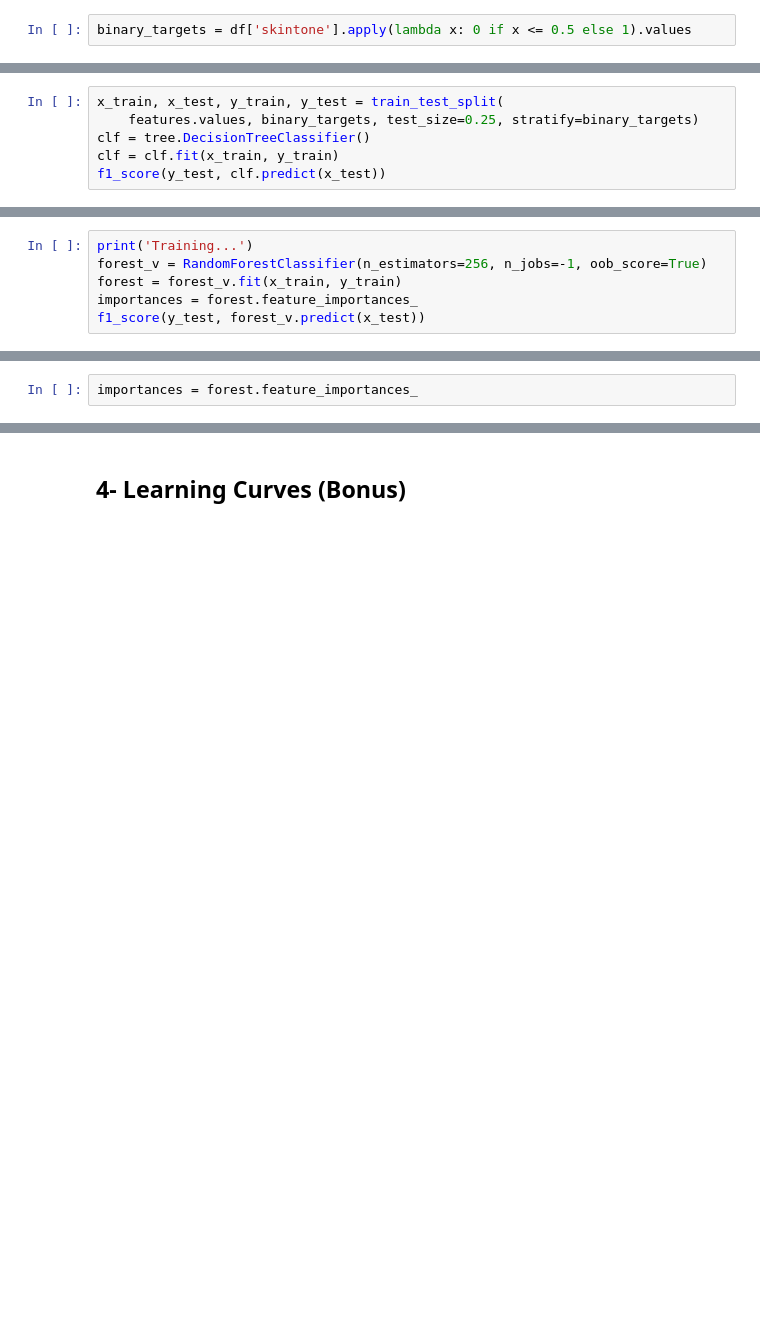
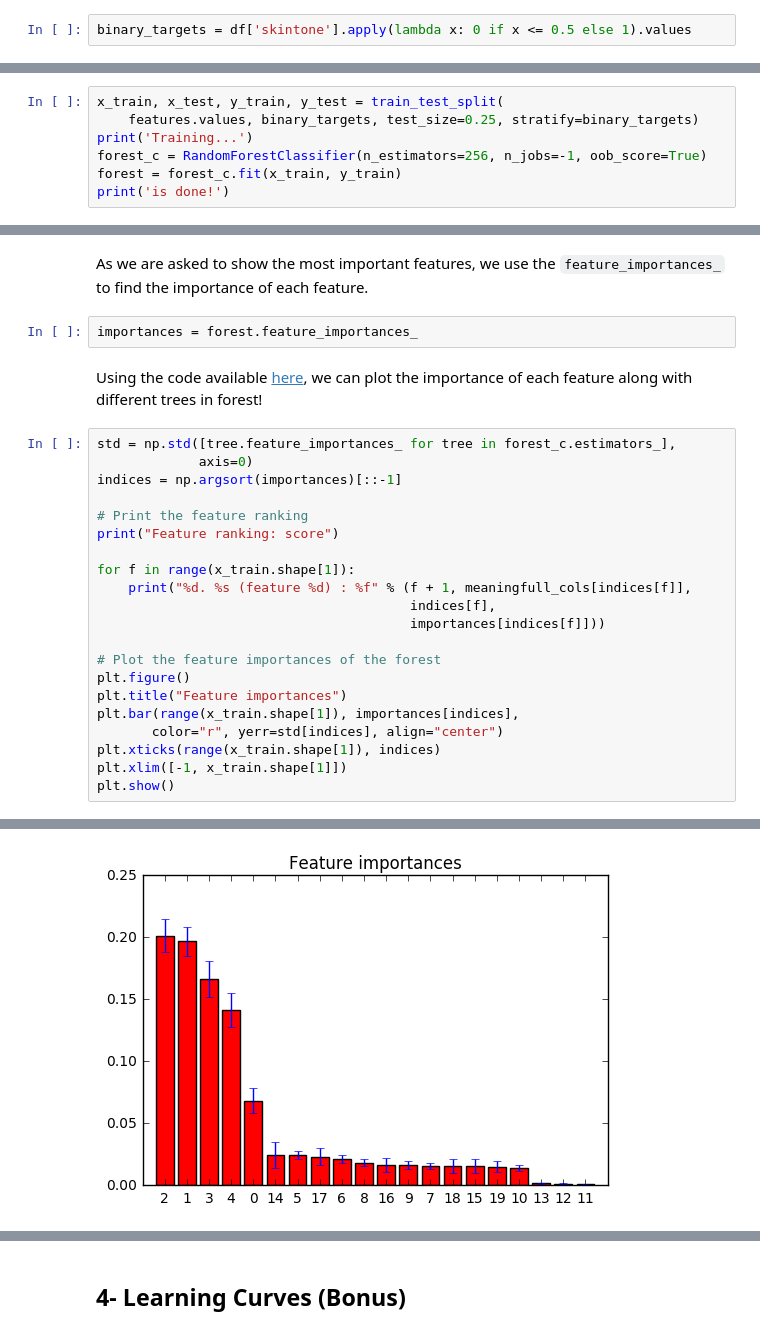
Before and after one commit to sorooshafiee/ADA-SAF, a Jupyter notebook: 04 - Applied ML/Exercise_1.ipynb, the cells around one changed output, grey strips where cells are left out. Cells and saved outputs as stored; diff of their text form; blank space fills up the shorter version.

Commit message:
[DONE] exercise 1

```diff
--- a/04 - Applied ML/Exercise_1.ipynb
+++ b/04 - Applied ML/Exercise_1.ipynb
@@ -239,7 +240,8 @@ for catg_name in categorical_feature:
 # %%
 x_train, x_test, y_train, y_test = train_test_split(
     features.values, binary_targets, test_size=0.25, stratify=binary_targets)
-clf = tree.DecisionTreeClassifier()
-clf = clf.fit(x_train, y_train)
-f1_score(y_test, clf.predict(x_test))
+print('Training...')
+forest_c = RandomForestClassifier(n_estimators=256, n_jobs=-1, oob_score=True)
+forest = forest_c.fit(x_train, y_train)
+print('is done!')
 # %% [output]
@@ -247,6 +249,0 @@ f1_score(y_test, clf.predict(x_test))
-# %%
-print('Training...')
-forest_v = RandomForestClassifier(n_estimators=256, n_jobs=-1, oob_score=True)
-forest = forest_v.fit(x_train, y_train)
-importances = forest.feature_importances_
-f1_score(y_test, forest_v.predict(x_test))
@@ -284,2 +265,28 @@ plt.show()
+# %% [markdown]
+As we are asked to show the most important features, we use the `feature_importances_` to find the importance of each feature.
 # %%
 importances = forest.feature_importances_
+# %% [markdown]
+Using the code available [here](http://scikit-learn.org/stable/auto_examples/ensemble/plot_forest_importances.html), we can plot the importance of each feature along with different trees in forest!
+# %%
+std = np.std([tree.feature_importances_ for tree in forest_c.estimators_],
+             axis=0)
+indices = np.argsort(importances)[::-1]
+
+# Print the feature ranking
+print("Feature ranking: score")
+
+for f in range(x_train.shape[1]):
+    print("%d. %s (feature %d) : %f" % (f + 1, meaningfull_cols[indices[f]],
+                                        indices[f],
+                                        importances[indices[f]]))
+
+# Plot the feature importances of the forest
+plt.figure()
+plt.title("Feature importances")
+plt.bar(range(x_train.shape[1]), importances[indices],
+       color="r", yerr=std[indices], align="center")
+plt.xticks(range(x_train.shape[1]), indices)
+plt.xlim([-1, x_train.shape[1]])
+plt.show()
+# %% [output]
@@ -285,0 +310 @@ importances = forest.feature_importances_
+[figure, added]
```
Also changed, not shown: parts of 27 cells of this notebook.
